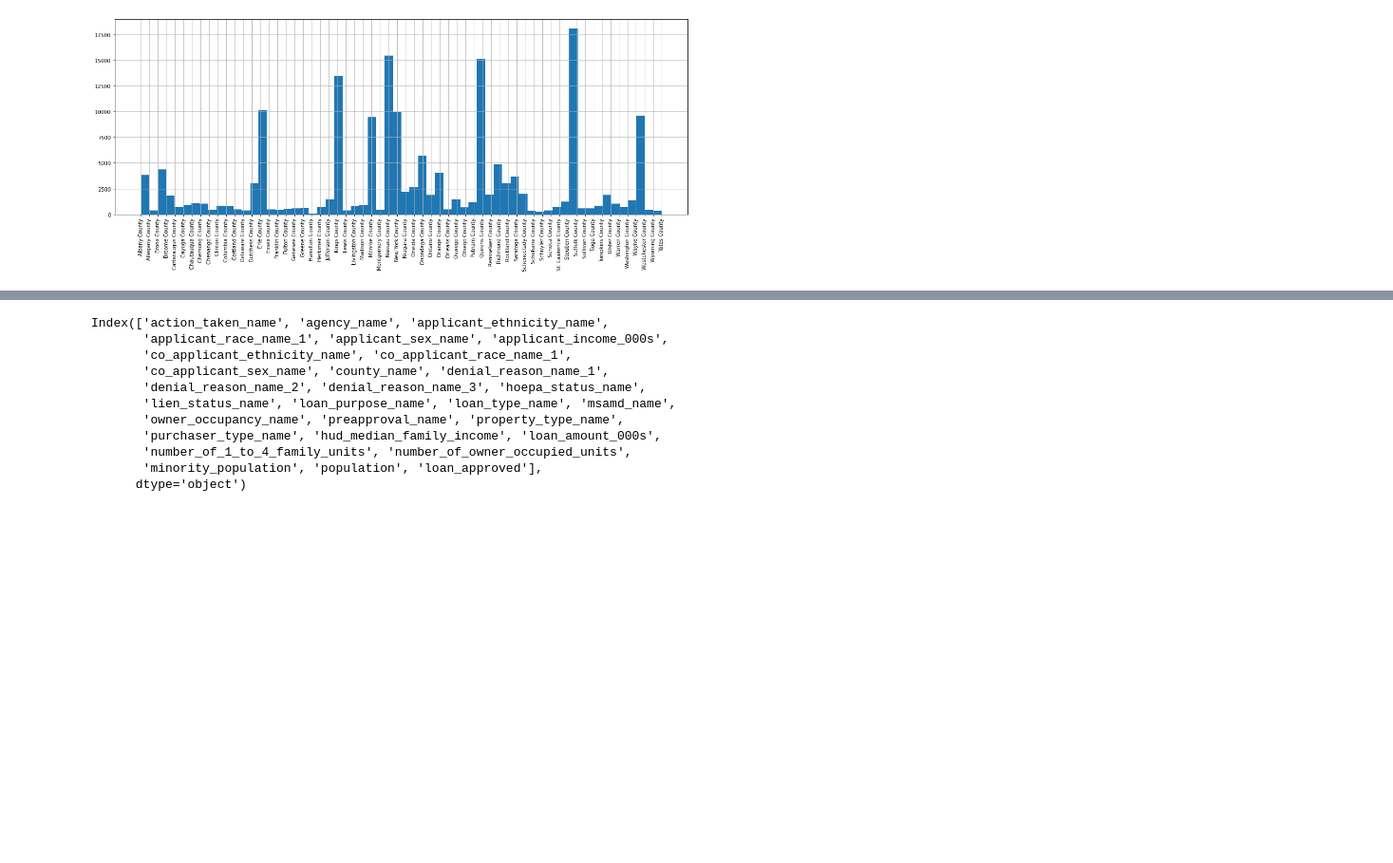
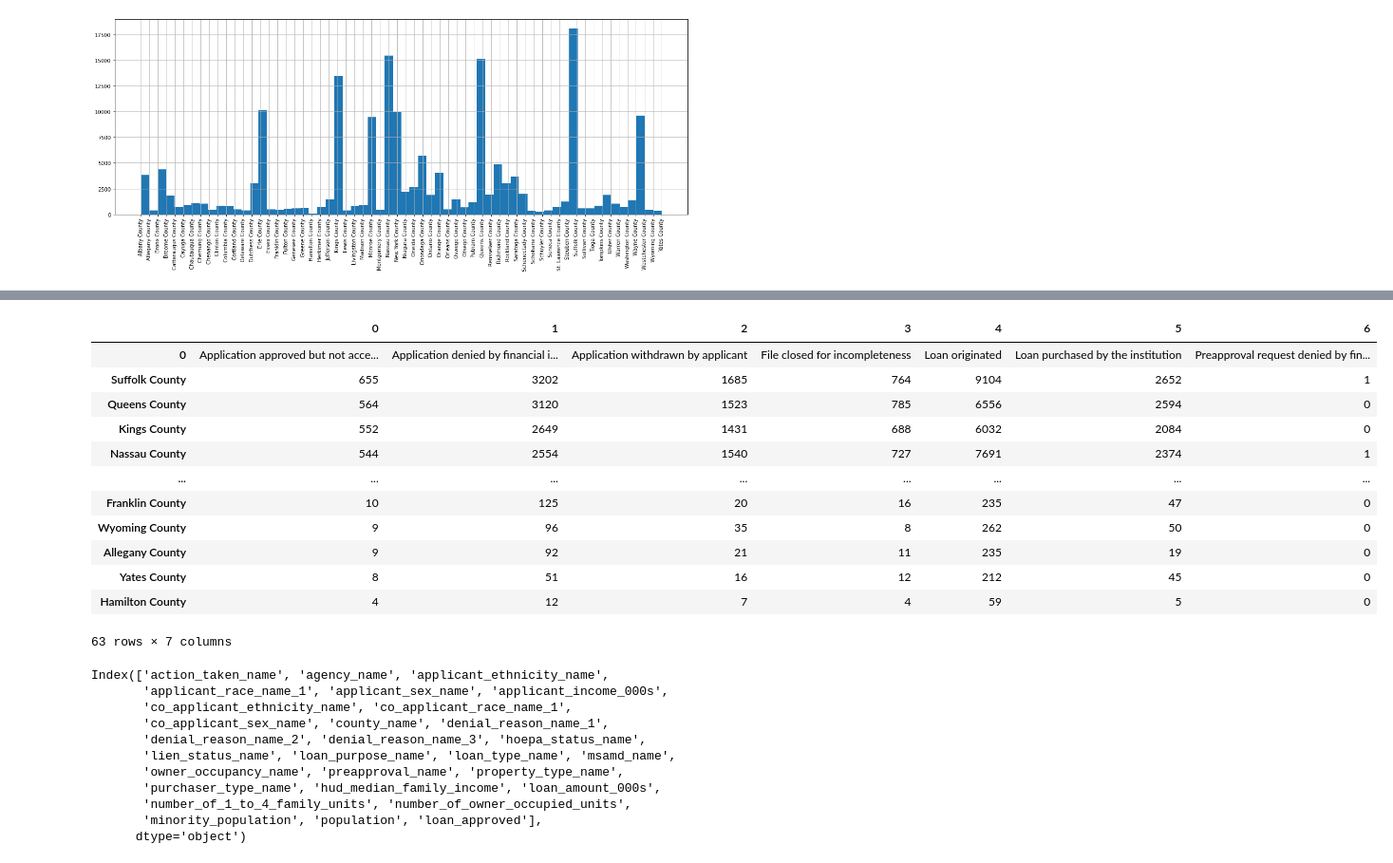
Before and after one commit to DJ1070/Darlehensanfragen, a Jupyter notebook: exploration.ipynb, the cells around one changed output, grey strips where cells are left out. Shown: that part at 95% size. Saved outputs shown, nothing was run; the diff lists cells and outputs as text; code cells hidden in the pictures; blank space fills up the shorter version.

```diff
--- a/exploration.ipynb
+++ b/exploration.ipynb
@@ -289,3 +303,28 @@ df.
+# %%
+# Applications by county and bank decisions
+
+cou = []
+
+for i in decisions:
+    cou.append(df[df.action_taken_name == i]['action_taken_name'].groupby(df.county_name).count().sort_values(ascending=False))
+    df_county = pd.DataFrame(cou).reset_index(drop = True)
+result_county = pd.concat([dec, df_county.fillna(0).astype(int)], axis = 1)
+result_county = result_county.transpose()
+result_county
+# %% [output]
+|  | 0 | 1 | 2 | 3 | 4 | 5 | 6 |
+| 0 | Application approved but not acce... | Application denied by financial i... | Application withdrawn by applicant | File closed for incompleteness | Loan originated | Loan purchased by the institution | Preapproval request denied by fin... |
+| Suffolk County | 655 | 3202 | 1685 | 764 | 9104 | 2652 | 1 |
+| Queens County | 564 | 3120 | 1523 | 785 | 6556 | 2594 | 0 |
+| Kings County | 552 | 2649 | 1431 | 688 | 6032 | 2084 | 0 |
+| Nassau County | 544 | 2554 | 1540 | 727 | 7691 | 2374 | 1 |
+| ... | ... | ... | ... | ... | ... | ... | ... |
+| Franklin County | 10 | 125 | 20 | 16 | 235 | 47 | 0 |
+| Wyoming County | 9 | 96 | 35 | 8 | 262 | 50 | 0 |
+| Allegany County | 9 | 92 | 21 | 11 | 235 | 19 | 0 |
+| Yates County | 8 | 51 | 16 | 12 | 212 | 45 | 0 |
+| Hamilton County | 4 | 12 | 7 | 4 | 59 | 5 | 0 |
+63 rows × 7 columns
 # %%
 df.columns
 # %% [output]
```
Also changed, not shown: parts of 3 cells of this notebook, 8 other files.
